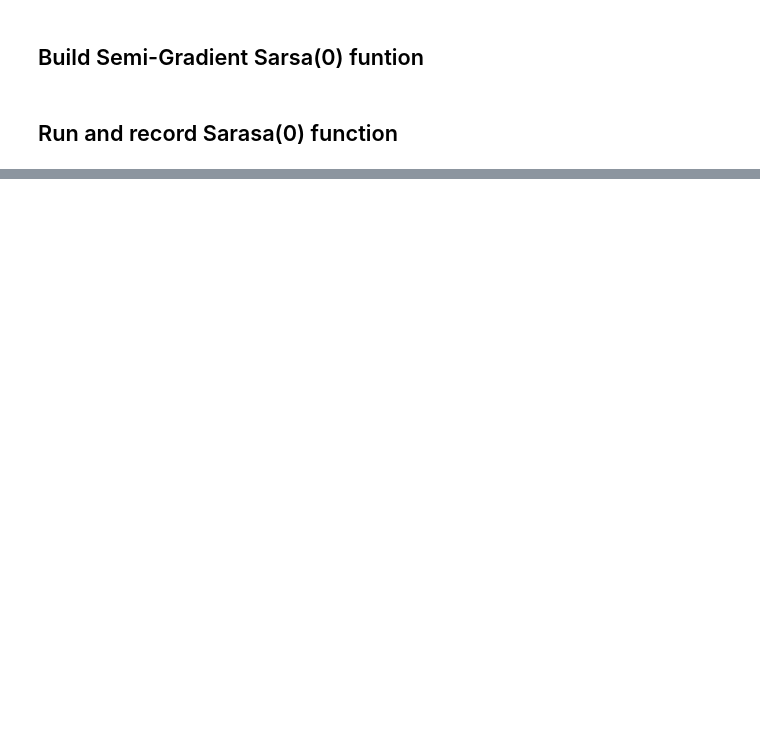
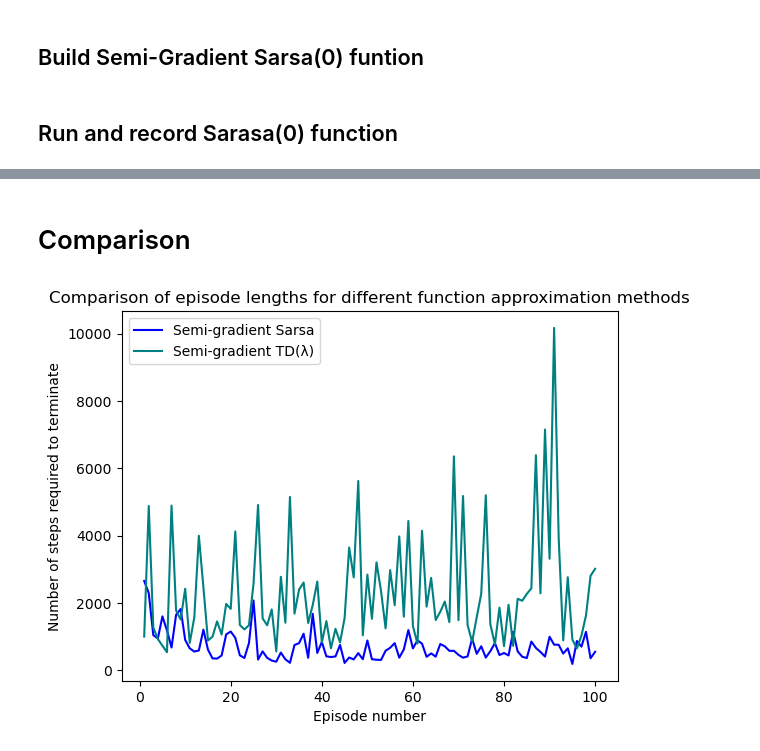
Before and after one commit to BrentonAD/SIT796-Task7-1D, a Jupyter notebook: FunctionApproximationComparison.ipynb, the cells around one changed output, grey strips where cells are left out. Saved outputs shown, nothing was run; the diff lists cells and outputs as text; code cells hidden in the pictures; blank space fills up the shorter version.

Commit message:
semi-gradient TD(λ) and comparison

```diff
--- a/FunctionApproximationComparison.ipynb
+++ b/FunctionApproximationComparison.ipynb
@@ -428,0 +506,4 @@ Episode 99 finished after 552 steps
+# %%
+env_tile_coder_prediction = TileCoder(env.observation_space.low, env.observation_space.high, tiling_specs)
+print("Dimensions: ",env_tile_coder_prediction.dimensions)
+print("Number of features: ",env_tile_coder_prediction.n_features)
@@ -428,0 +513,12 @@ Episode 99 finished after 552 steps
+# %%
+print(" \n Animating the last episode")
+number_episodes = 100
+
+# Note the *.env at the end, this is to remove the step restriction on the original env
+env = gym.make("Acrobot-v1").env
+
+acrobot_semi_gradient_TDlambda = SemiGradientTDLambda(env, env_tile_coder_prediction)
+semi_gradient_TDlambda_stats = acrobot_semi_gradient_TDlambda.run_semi_gradient_TD_lambda(
+    number_episodes, 0.8, 0.9, 0.5)
+
+env.close()
@@ -428,0 +543,13 @@ Episode 99 finished after 552 steps
+# %% [markdown]
+# Comparison
+# %%
+# Analyse of performance over 100 episodes
+plt.plot(range(1,101),semi_gradient_sarsa_stats.episode_lengths, label="Semi-gradient Sarsa", c="blue")
+plt.plot(range(1,101),semi_gradient_TDlambda_stats.episode_lengths, label="Semi-gradient TD(λ)", c="teal")
+plt.title("Comparison of episode lengths for different function approximation methods")
+plt.xlabel("Episode number")
+plt.ylabel("Number of steps required to terminate")
+plt.legend()
+plt.show()
+# %% [output]
+[figure, added]
```
Also changed, not shown: parts of 9 cells of this notebook, 1 other file.
